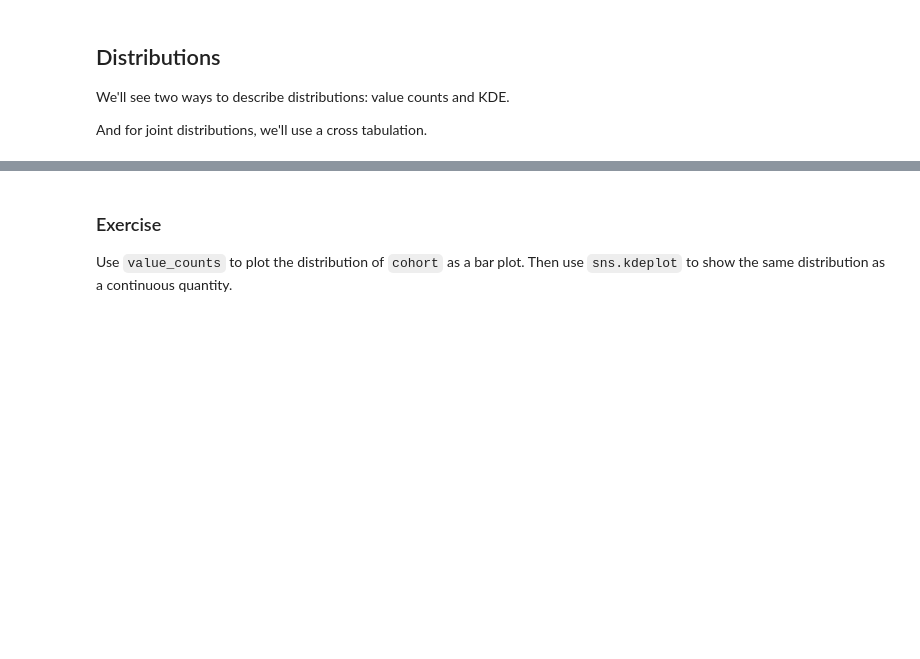
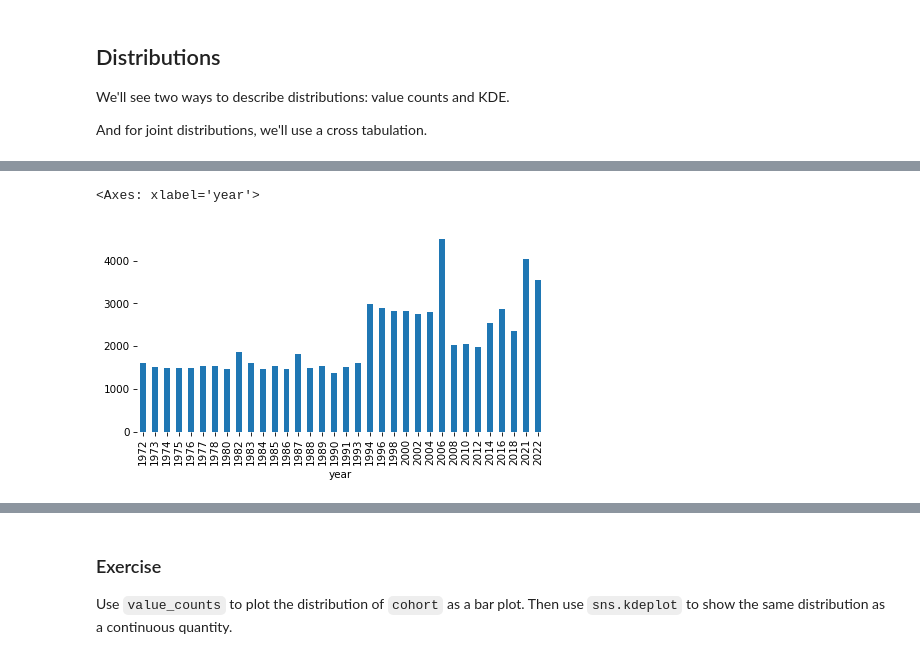
Before and after one commit to JohnAMichel/SurveyDataPandas, a Jupyter notebook: notebooks/01_simpson.ipynb, the cells around one changed output, grey strips where cells are left out. Saved outputs shown, nothing was run; the diff lists cells and outputs as text; code cells hidden in the pictures; blank space fills up the shorter version.

```diff
--- a/notebooks/01_simpson.ipynb
+++ b/notebooks/01_simpson.ipynb
@@ -16,7 +16,7 @@ import seaborn as sns
 
 plt.rcParams["figure.figsize"] = 7, 3.5
 plt.rcParams["figure.dpi"] = 75
-plt.rcParams["axes.titlelocation"] = "lefjt"
+plt.rcParams["axes.titlelocation"] = "left"
 plt.rcParams["axes.spines.top"] = False
 plt.rcParams["axes.spines.bottom"] = False
 plt.rcParams["axes.spines.left"] = False
@@ -69,3 +69,7 @@ DATA_PATH = "https://github.com/AllenDowney/GssExtract/raw/main/data/interim/"
 
 filename = "gss_extract_pacs_workshop.hdf"
 download(DATA_PATH + filename)
+# %%
+gss = pd.read_hdf(filename)
+type(gss)
+gss.head()
@@ -87,0 +160,6 @@ def value_counts(seq, **options):
+# %%
+pmf = value_counts(gss['year'], dropna=False) # custom wrapper function
+pmf.plot(kind='bar')
+# %% [output]
+<Axes: xlabel='year'>
+[figure, added]
```
Also changed, not shown: parts of 15 cells of this notebook.
